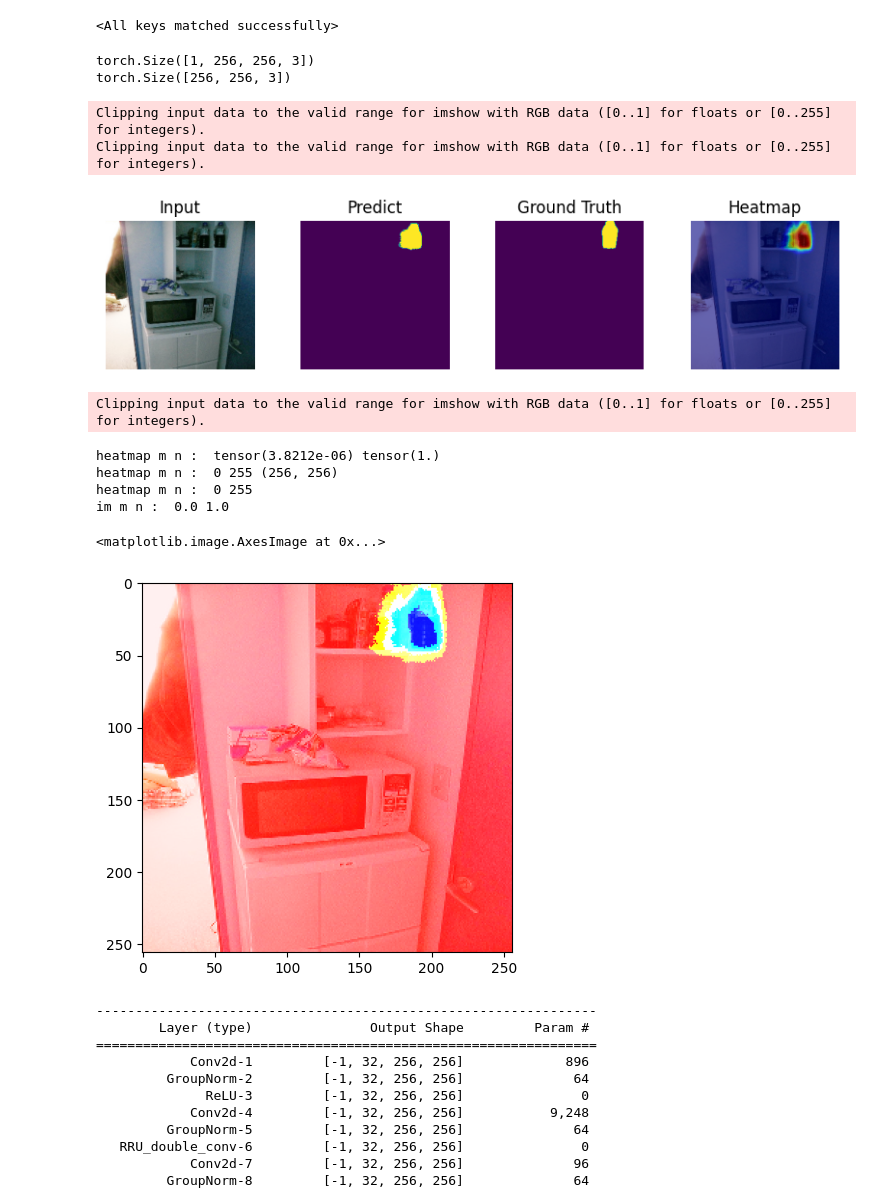
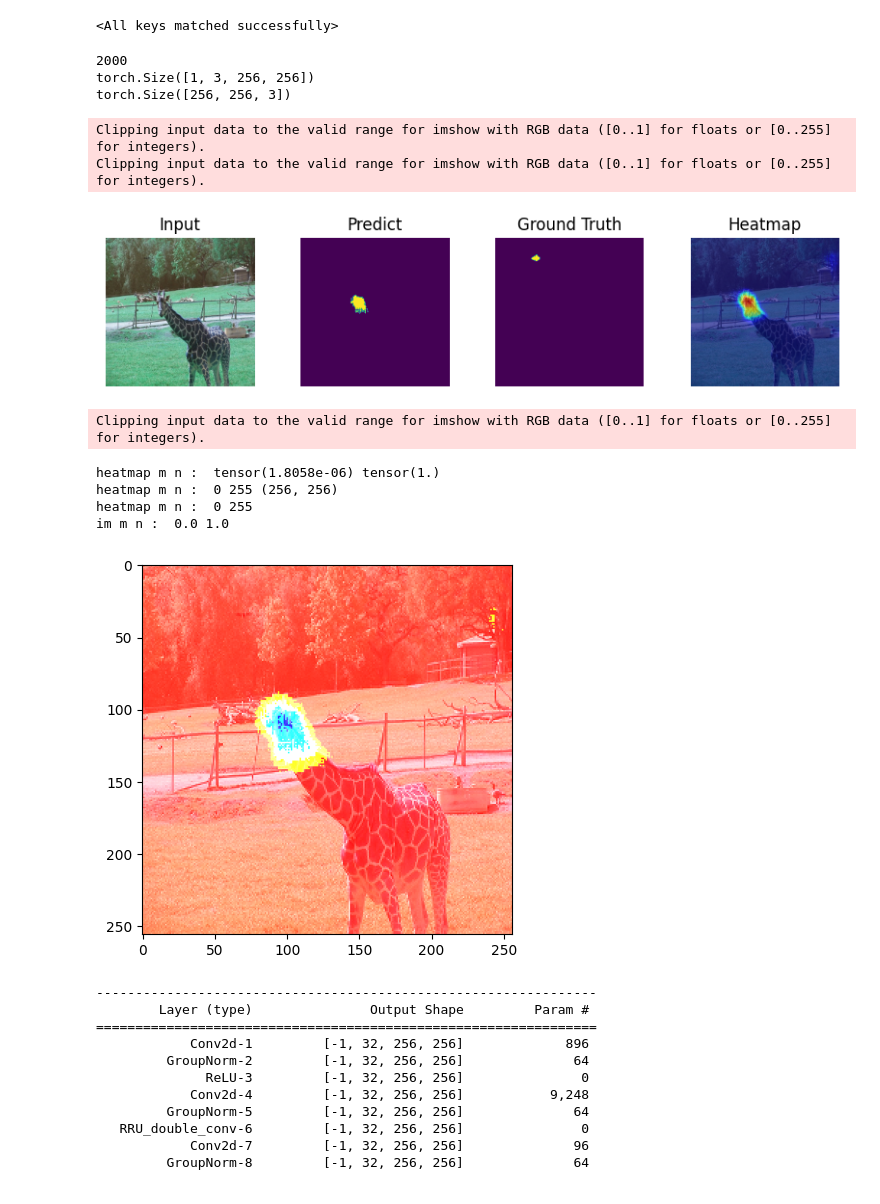
Before and after one commit to ictseoyoungmin/lab_ringed_residual, a Jupyter notebook: RRU_train_test.ipynb, the cells around one changed output. Drawn from its saved outputs; the diff is of its cells as text; code cells hidden in the pictures.

```diff
--- a/RRU_train_test.ipynb
+++ b/RRU_train_test.ipynb
@@ -17,54 +17,56 @@ import numpy as np
 # rru_net = Ringed_Res_Unet().cuda()
 # rru_net.load_state_dict(torch.load('../RRUNet/best_model.pth'))
 rru_net = Ringed_Res_Unet().cuda()
-rru_net.load_state_dict(torch.load('./result/logs/defactor/Ringed_Res_Unet/defactor-[val_dice]-0.4414-[train_loss]-0.3801.pkl'))
+rru_net.load_state_dict(torch.load('./result/logs/defactor/Ringed_Res_Unet/PRE_defactor-[val_dice]-0.4414-[train_loss]-0.3801.pkl')) # copy-move / epoch = 100, (800,256,256,3), batch 6
+# rru_net.load_state_dict(torch.load('./result/logs/defactor/Ringed_Res_Unet/sp_100_defactor-[val_dice]-0.4487-[train_loss]-1.3824.pkl')) # splicing / epoch = 100, (800,256,256,3), batch 6
 # %% [output]
 <All keys matched successfully>
 # %%
-INDEX =  12# 13 #12 # 36
+INDEX =  99# 13 #12 # 36
 MODE = 'te1st' # 'any' : no purmute , no normalize / 'test' same 'train' condition
 DIR_IMG = r"E:\splicing_2_img\img"
-DIR_MASK = r"E:\splicing_2_annotations\donor_mask"
+DIR_MASK = r"E:\splicing_2_annotations\probe_mask"
+IMG_SIZE = 256
 
 device = torch.device("cuda:0")
-pred,img,mask = test(rru_net,device,INDEX,MODE,DIR_IMG,DIR_MASK)
-if MODE in ['test','train']:
+pred,img,mask = test(rru_net,device,INDEX,MODE,IMG_SIZE,DIR_IMG,DIR_MASK)
+if MODE not in ['test','train']:
     img = img.permute(1,2,0)
-    mask = mask.permute(1,2,0)
 
 print(img.shape)
 
 pred = F.sigmoid(pred)
 
 pred_ = pred[0,:,:,:]
 pred_ = pred_.permute(1,2,0)
 pred_ = pred_.to('cpu').detach().numpy()
 
 plt.figure(figsize=(10,2))
 plt.subplot(141)
 plt.imshow(img)
 plt.title('Input')
 plt.axis('off')
 plt.subplot(142)
 plt.imshow(pred_>0.5)#,cmap='jet',interpolation='nearest')
 plt.title('Predict')
 plt.axis('off')
 plt.subplot(143)
 plt.imshow(mask)
 plt.title('Ground Truth')
 plt.axis('off')
 plt.subplot(144)
 plt.imshow(img)
 plt.imshow(pred_.squeeze(-1) ,alpha=0.6,cmap='jet')
 plt.title('Heatmap')
 plt.axis('off')
 plt.show()
 # %% [output]
-torch.Size([1, 256, 256, 3])
+2000
+torch.Size([1, 3, 256, 256])
 torch.Size([256, 256, 3])
 Clipping input data to the valid range for imshow with RGB data ([0..1] for floats or [0..255] for integers).
 Clipping input data to the valid range for imshow with RGB data ([0..1] for floats or [0..255] for integers).
-[figure, old version]
+[figure, new version]
 # %%
 heatmap = torch.mean(pred.to('cpu'), dim=1).squeeze()
 heatmap = np.maximum(heatmap, 0)
@@ -87,12 +89,11 @@ plt.imshow(heatmap_img)
 plt.show()
 # %% [output]
 Clipping input data to the valid range for imshow with RGB data ([0..1] for floats or [0..255] for integers).
-heatmap m n :  tensor(3.8212e-06) tensor(1.)
+heatmap m n :  tensor(1.8058e-06) tensor(1.)
 heatmap m n :  0 255 (256, 256)
 heatmap m n :  0 255
 im m n :  0.0 1.0
-<matplotlib.image.AxesImage at 0x...>
-[figure, old version]
+[figure, new version]
 # %%
 from torchsummary import summary
 summary(rru_net,(3,256,256))
```
Also changed, not shown: parts of 1 cell of this notebook, 5 other files.
